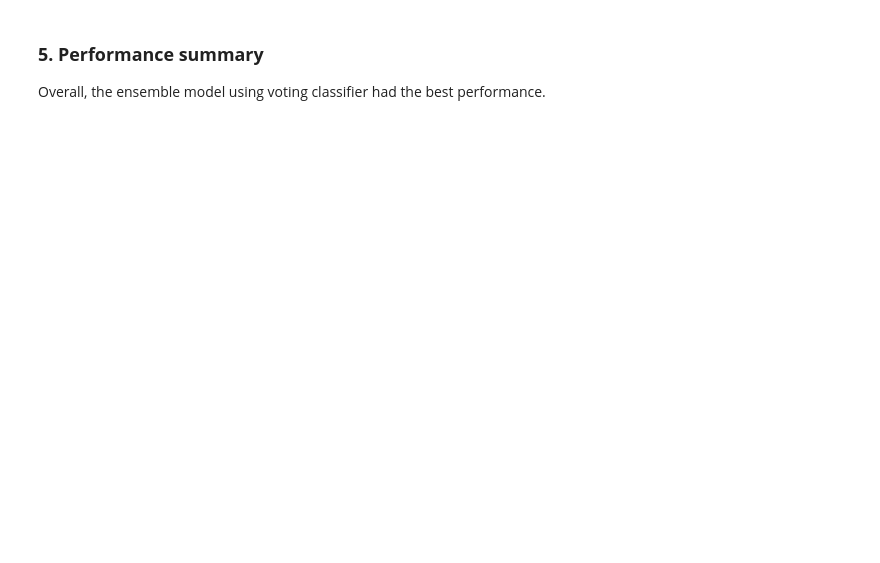
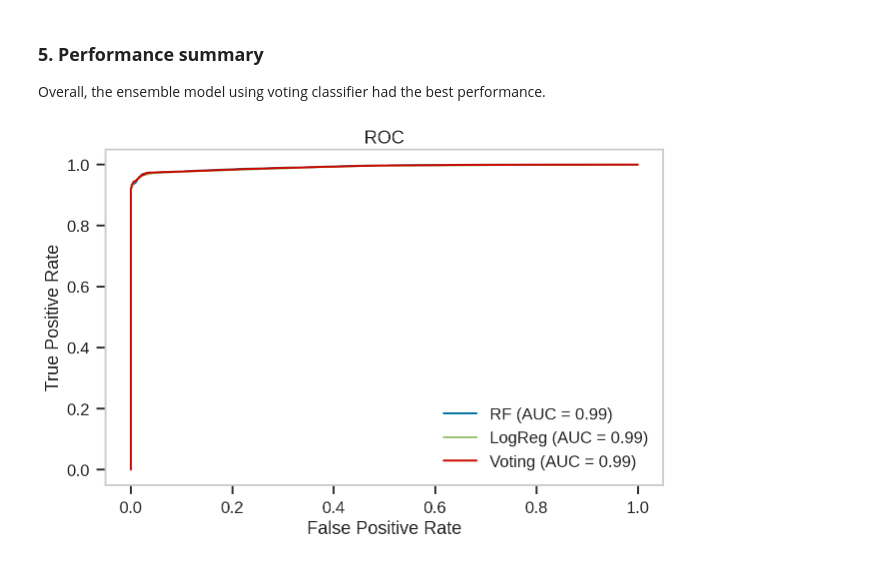
Before and after one commit to weizhao-BME/metis-project3, a Jupyter notebook: src/classifier_modeling.ipynb, the cells around one changed output. Cells and saved outputs as stored; diff of their text form; code cells hidden in the pictures; blank space fills up the shorter version.

```diff
--- a/src/classifier_modeling.ipynb
+++ b/src/classifier_modeling.ipynb
@@ -282,17 +288,19 @@ plt.savefig("../figures/cf_mat_voting.svg",
 Overall, the ensemble model using voting classifier had the best performance.
 # %%
 fig, ax = plt.subplots(figsize=[10, 6.18])
-mdl_list = [mdl_rf, mdl_logreg, mdl_knn, mdl_voting]
+mdl_list = [mdl_rf, mdl_logreg, mdl_voting]
 mdl_name = ['RF', 'LogReg', 'Voting']
 for mdl, name in zip(mdl_list, mdl_name):
     viz = plot_roc_curve(mdl,
                          x_test_new_tform, y_test,
                          name=name,
                          alpha=1, lw=2, ax=ax)
 plt.grid(False)
 plt.title('ROC');
 plt.savefig("../figures/roc_curve.svg",
             dpi=300, bbox_inches='tight', facecolor="white")
+# %% [output]
+[figure, added]
 # %%
 tnr = np.array([metrics_rf.confusion_matrix_norm_by_true[0,0],
                 metrics_logreg.confusion_matrix_norm_by_true[0,0],
```
Also changed, not shown: parts of 5 cells of this notebook, 4 other files.
